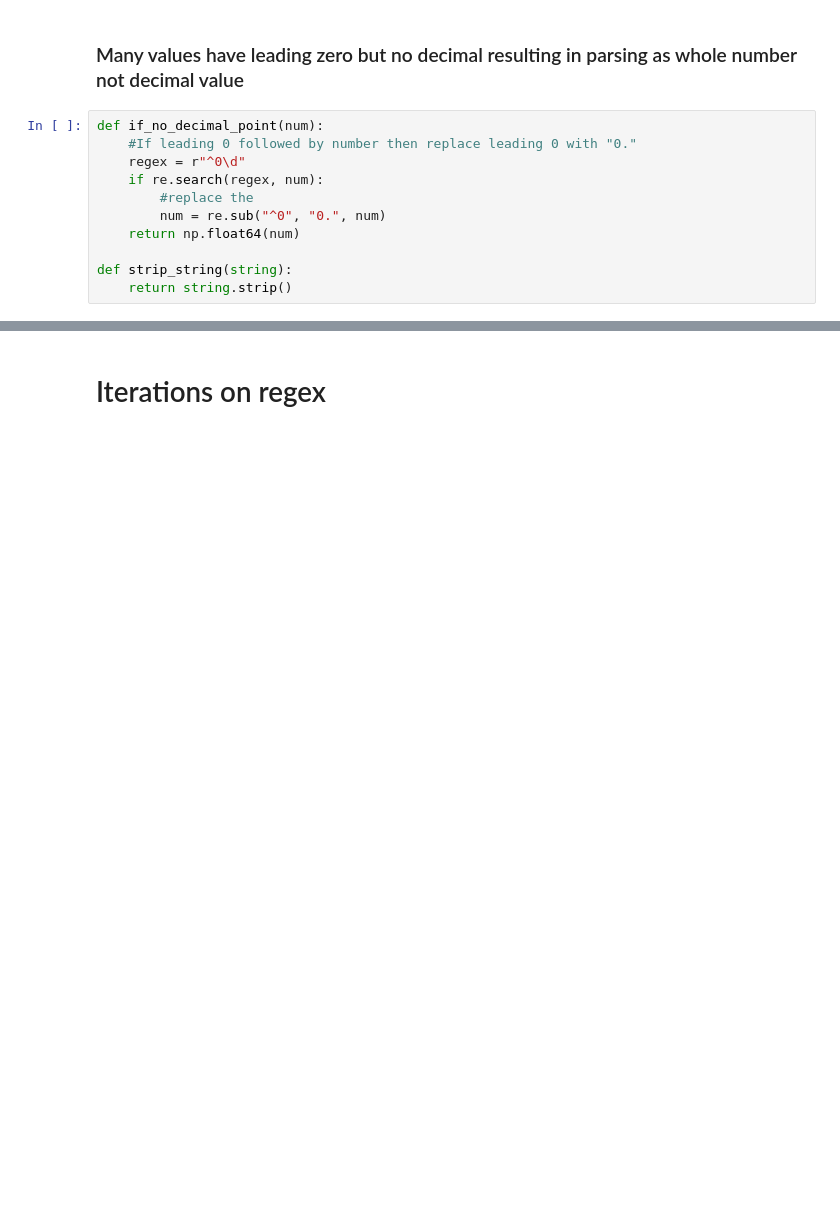
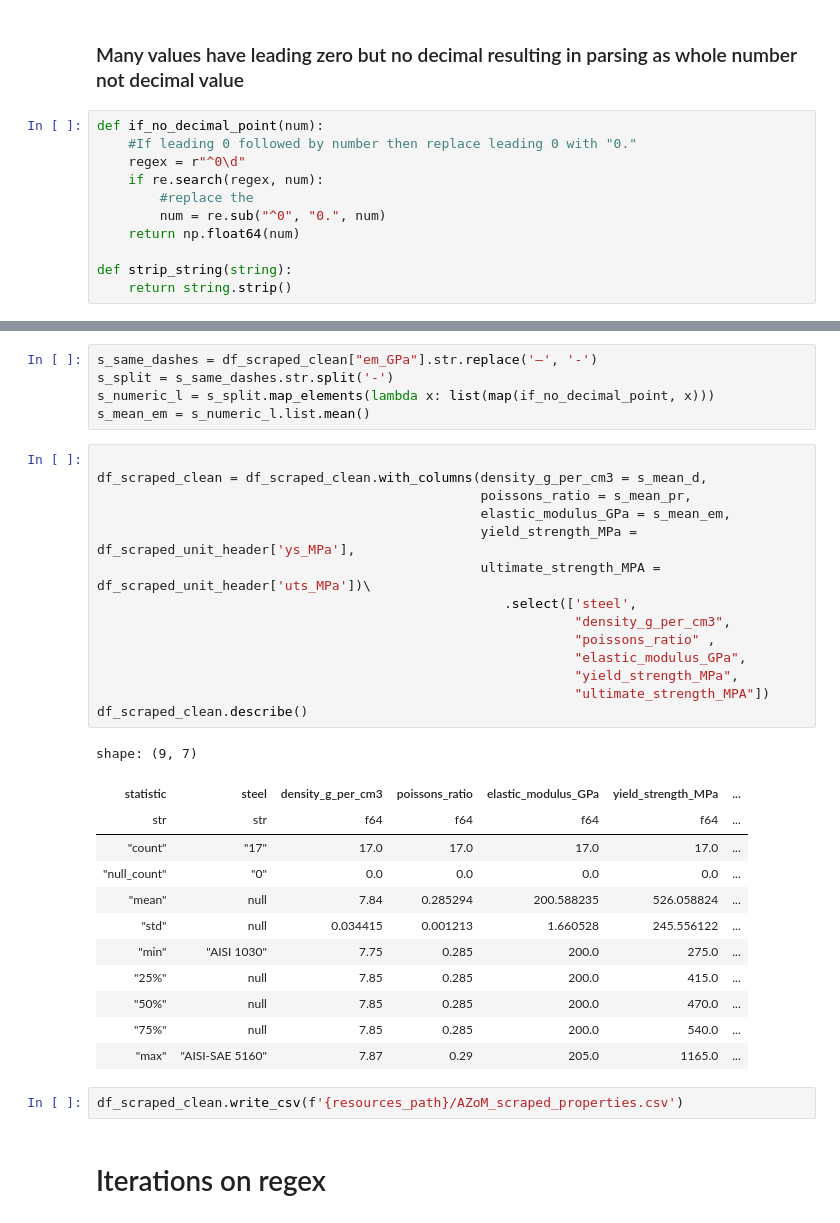
Before and after one commit to Nate-Sheibley/Mild-Steel-Tempering, a Jupyter notebook: 3-AZoM-scraped_additional_processing.ipynb, the cells around one changed output, grey strips where cells are left out. Drawn from its saved outputs; the diff is of its cells as text; blank space fills up the shorter version.

```diff
--- a/3-AZoM-scraped_additional_processing.ipynb
+++ b/3-AZoM-scraped_additional_processing.ipynb
@@ -122,3 +135,37 @@ shape: (9, 5)
+# %%
+s_same_dashes = df_scraped_clean["em_GPa"].str.replace('–', '-')
+s_split = s_same_dashes.str.split('-')
+s_numeric_l = s_split.map_elements(lambda x: list(map(if_no_decimal_point, x)))
+s_mean_em = s_numeric_l.list.mean()
+# %%
+
+df_scraped_clean = df_scraped_clean.with_columns(density_g_per_cm3 = s_mean_d,
+                                                 poissons_ratio = s_mean_pr,
+                                                 elastic_modulus_GPa = s_mean_em,
+                                                 yield_strength_MPa = df_scraped_unit_header['ys_MPa'],
+                                                 ultimate_strength_MPA = df_scraped_unit_header['uts_MPa'])\
+                                                    .select(['steel',
+                                                             "density_g_per_cm3",
+                                                             "poissons_ratio" ,
+                                                             "elastic_modulus_GPa",
+                                                             "yield_strength_MPa",
+                                                             "ultimate_strength_MPA"])
+df_scraped_clean.describe()
+# %% [output]
+shape: (9, 7)
+| statistic | steel | density_g_per_cm3 | poissons_ratio | elastic_modulus_GPa | yield_strength_MPa | ... |
+| str | str | f64 | f64 | f64 | f64 | ... |
+| "count" | "17" | 17.0 | 17.0 | 17.0 | 17.0 | ... |
+| "null_count" | "0" | 0.0 | 0.0 | 0.0 | 0.0 | ... |
+| "mean" | null | 7.84 | 0.285294 | 200.588235 | 526.058824 | ... |
+| "std" | null | 0.034415 | 0.001213 | 1.660528 | 245.556122 | ... |
+| "min" | "AISI 1030" | 7.75 | 0.285 | 200.0 | 275.0 | ... |
+| "25%" | null | 7.85 | 0.285 | 200.0 | 415.0 | ... |
+| "50%" | null | 7.85 | 0.285 | 200.0 | 470.0 | ... |
+| "75%" | null | 7.85 | 0.285 | 200.0 | 540.0 | ... |
+| "max" | "AISI-SAE 5160" | 7.87 | 0.29 | 205.0 | 1165.0 | ... |
+# %%
+df_scraped_clean.write_csv(f'{resources_path}/AZoM_scraped_properties.csv')
 # %% [markdown]
 # Iterations on regex
 # %%
```
Also changed, not shown: parts of 7 cells of this notebook, 3 other files.
